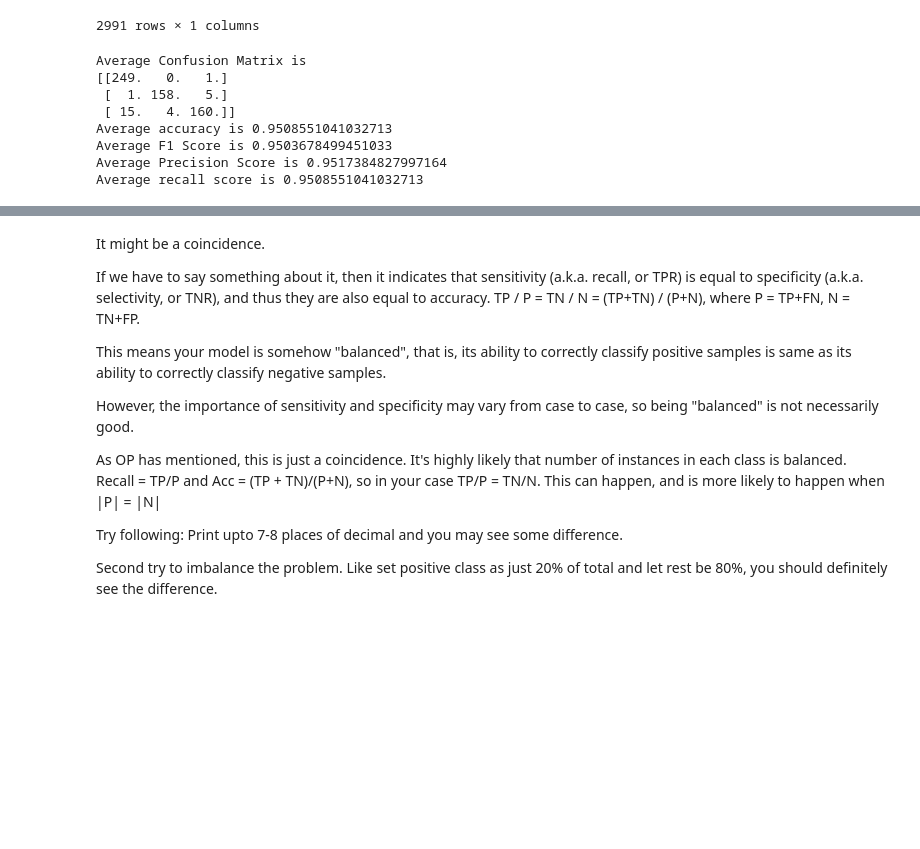
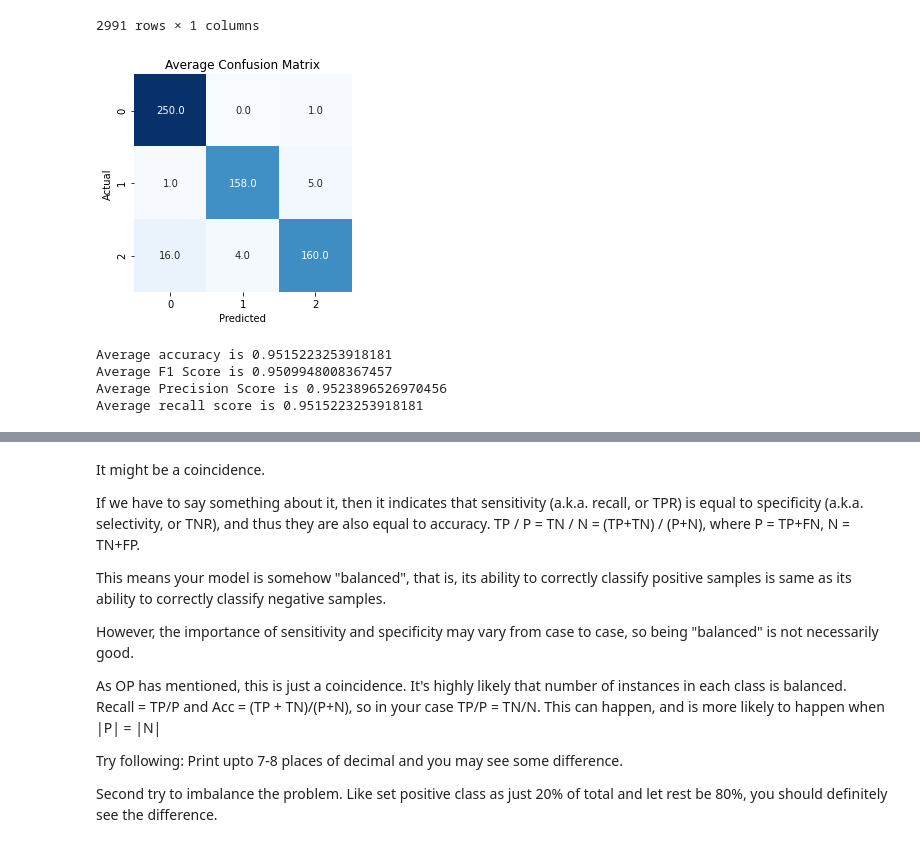
Before and after one commit to lkostakis/recomender-systems-algorithms, a Jupyter notebook: ask1.ipynb, the cells around one changed output, grey strips where cells are left out. Cells and saved outputs as stored; diff of their text form; code cells hidden in the pictures; blank space fills up the shorter version.

Commit message:
Added plots, ask1

```diff
--- a/ask1.ipynb
+++ b/ask1.ipynb
@@ -4,7 +4,7 @@ import numpy as np
 import json
 import time
 
-dataset_path = '../data-mining-3/' # Change this path to match your local dataset folder path
+dataset_path = '../yelp-dataset/' # Change this path to match your local dataset folder path
 
 business_filename = 'yelp_academic_dataset_business.json'
 review_filename = 'yelp_academic_dataset_review.json'
@@ -161,6 +161,18 @@ input_test = [input_test[0:599], input_test[599:1197], input_test[1197:1795],
               input_test[1795:2393], input_test[2393:]]
 output_test =[output_test[0:599], output_test[599:1197], output_test[1197:1795],
               output_test[1795:2393], output_test[2393:]]
+# %%
+import matplotlib.pyplot as plt
+import seaborn as sns
+
+def display_confusion_matrix(title, cfm_data):
+    plt.title(title)
+    plt.axis('square')
+    sns.heatmap(cfm_data, annot=True, cmap='Blues',
+                cbar=False, fmt='.1f')
+    plt.xlabel('Predicted')
+    plt.ylabel('Actual')
+    plt.show()
 # %%
 # Importing the libraries
 from sklearn.metrics import accuracy_score
@@ -170,44 +182,39 @@ from sklearn.metrics import recall_score
 from sklearn.metrics import confusion_matrix
 from sklearn.neighbors import KNeighborsClassifier
 
 average_acc = 0
 average_f1 = 0
 average_precision = 0
 average_recall = 0
 average_conf_matrix = np.zeros([3,3])
 
 for i in range(5):
 
     X = tfidf.fit_transform(input_train[i])
     X_test = tfidf.transform(input_test[i])
 
     classifier = KNeighborsClassifier(n_neighbors = 5, p=2) #Euclidean distance
     classifier = classifier.fit(X, output_train[i])
 
     y_pred = classifier.predict(X_test)
 
     average_conf_matrix += confusion_matrix(output_test[i], y_pred)
     average_acc += accuracy_score(output_test[i], y_pred)
     average_f1 += f1_score(output_test[i], y_pred, average='weighted')
     average_precision += precision_score(output_test[i], y_pred, average='weighted')
     average_recall += recall_score(output_test[i], y_pred, average='weighted')
 
-
-print("Average Confusion Matrix is")
-print(average_conf_matrix//5)
+display_confusion_matrix("Average Confusion Matrix", average_conf_matrix//5)
 print("Average accuracy is", average_acc/5)
 print("Average F1 Score is", average_f1/5)
 print("Average Precision Score is", average_precision/5)
 print("Average recall score is", average_recall/5)
 # %% [output]
+[figure, added]
-Average Confusion Matrix is
-[[249.   0.   1.]
- [  1. 158.   5.]
- [ 15.   4. 160.]]
-Average accuracy is 0.9508551041032713
-Average F1 Score is 0.9503678499451033
-Average Precision Score is 0.9517384827997164
-Average recall score is 0.9508551041032713
+Average accuracy is 0.9515223253918181
+Average F1 Score is 0.9509948008367457
+Average Precision Score is 0.9523896526970456
+Average recall score is 0.9515223253918181
 # %%
 from sklearn.svm import SVC
 
```
Also changed, not shown: parts of 8 cells of this notebook.
